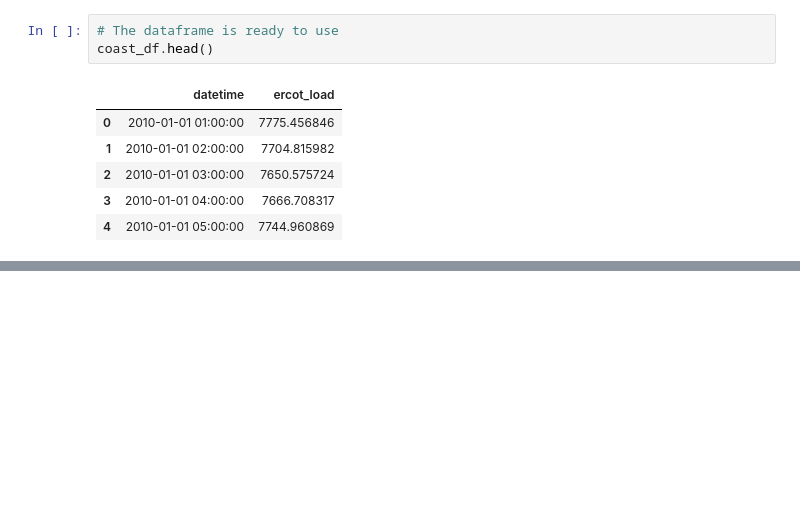
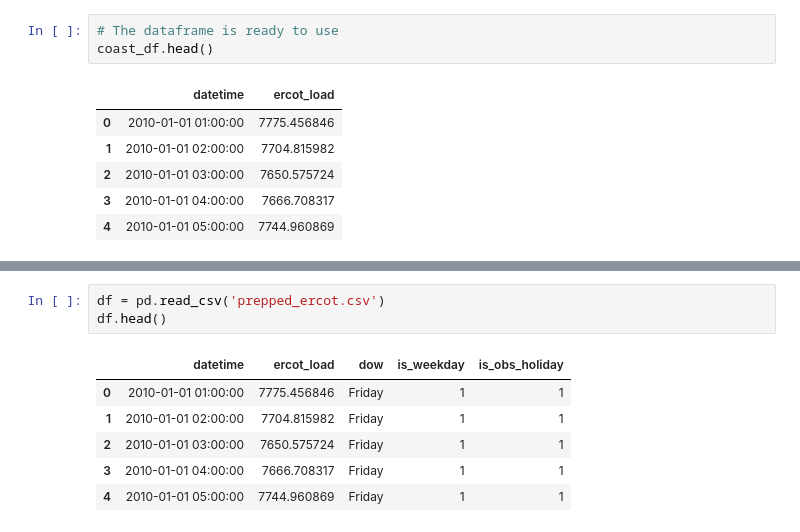
Before and after one commit to energy-demand-forecast/energy_demand_forecast, a Jupyter notebook: arsenes_dir/arsenes_scratchbook.ipynb, the cells around one changed output, grey strips where cells are left out. Saved outputs shown, nothing was run; the diff lists cells and outputs as text; blank space fills up the shorter version.

```diff
--- a/arsenes_dir/arsenes_scratchbook.ipynb
+++ b/arsenes_dir/arsenes_scratchbook.ipynb
@@ -315,0 +319,10 @@ coast_df.head()
+# %%
+df = pd.read_csv('prepped_ercot.csv')
+df.head()
+# %% [output]
+|  | datetime | ercot_load | dow | is_weekday | is_obs_holiday |
+| 0 | 2010-01-01 01:00:00 | 7775.456846 | Friday | 1 | 1 |
+| 1 | 2010-01-01 02:00:00 | 7704.815982 | Friday | 1 | 1 |
+| 2 | 2010-01-01 03:00:00 | 7650.575724 | Friday | 1 | 1 |
+| 3 | 2010-01-01 04:00:00 | 7666.708317 | Friday | 1 | 1 |
+| 4 | 2010-01-01 05:00:00 | 7744.960869 | Friday | 1 | 1 |
```
Also changed, not shown: parts of 5 cells of this notebook, 2 other files.
